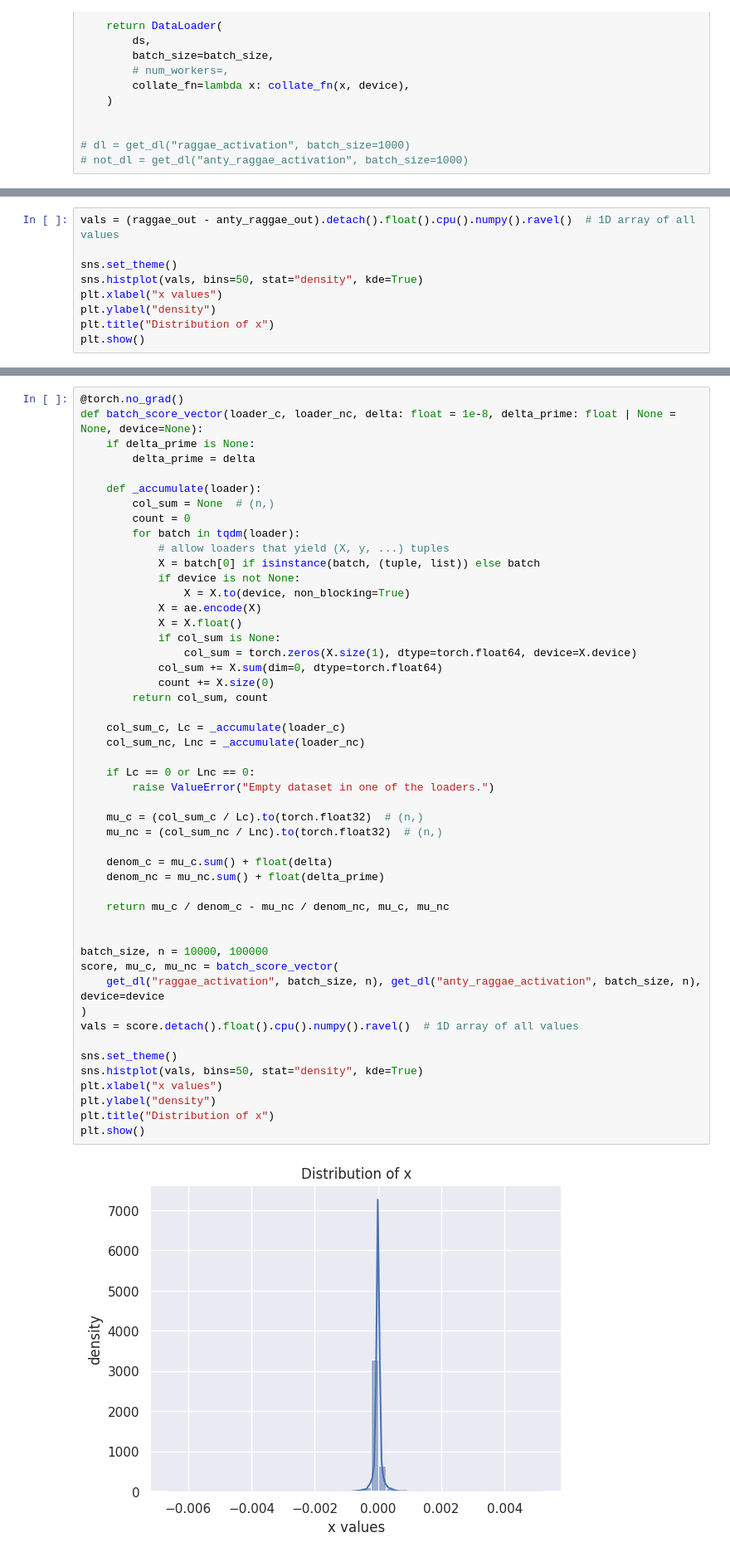
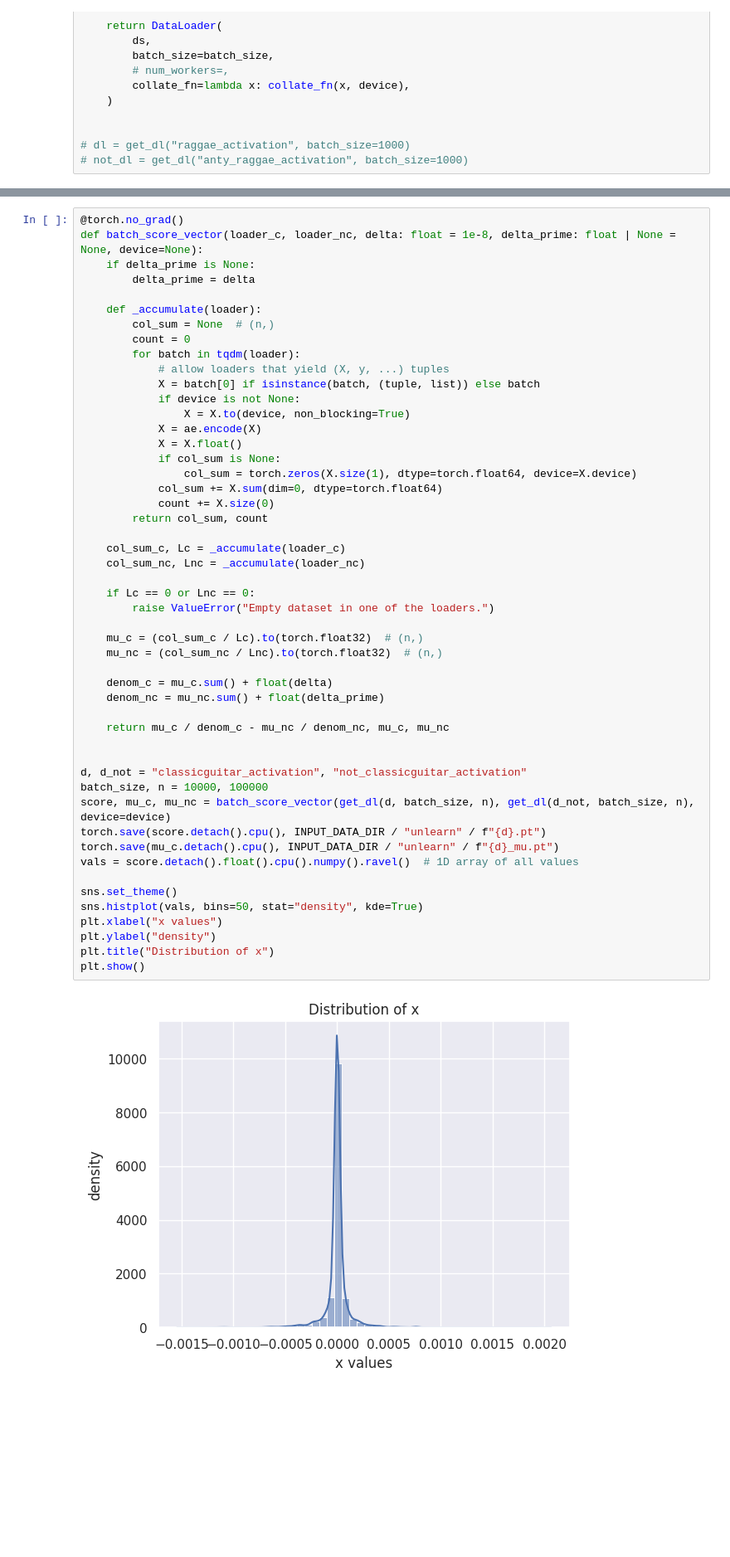
Before and after one commit to MikolajSzawerda/music-sae, a Jupyter notebook: notebooks/13-unlearn.ipynb, the cells around one changed output, grey strips where cells are left out. Shown at 83% size. Drawn from its saved outputs; the diff is of its cells as text; blank space fills up the shorter version.

```diff
--- a/notebooks/13-unlearn.ipynb
+++ b/notebooks/13-unlearn.ipynb
@@ -78,9 +45,0 @@ tensor(23.1463)
-# %%
-vals = (raggae_out - anty_raggae_out).detach().float().cpu().numpy().ravel()  # 1D array of all values
-
-sns.set_theme()
-sns.histplot(vals, bins=50, stat="density", kde=True)
-plt.xlabel("x values")
-plt.ylabel("density")
-plt.title("Distribution of x")
-plt.show()
@@ -106,34 +63,35 @@ def batch_score_vector(loader_c, loader_nc, delta: float = 1e-8, delta_prime: fl
                 col_sum = torch.zeros(X.size(1), dtype=torch.float64, device=X.device)
             col_sum += X.sum(dim=0, dtype=torch.float64)
             count += X.size(0)
         return col_sum, count
 
     col_sum_c, Lc = _accumulate(loader_c)
     col_sum_nc, Lnc = _accumulate(loader_nc)
 
     if Lc == 0 or Lnc == 0:
         raise ValueError("Empty dataset in one of the loaders.")
 
     mu_c = (col_sum_c / Lc).to(torch.float32)  # (n,)
     mu_nc = (col_sum_nc / Lnc).to(torch.float32)  # (n,)
 
     denom_c = mu_c.sum() + float(delta)
     denom_nc = mu_nc.sum() + float(delta_prime)
 
     return mu_c / denom_c - mu_nc / denom_nc, mu_c, mu_nc
 
 
+d, d_not = "classicguitar_activation", "not_classicguitar_activation"
 batch_size, n = 10000, 100000
-score, mu_c, mu_nc = batch_score_vector(
-    get_dl("raggae_activation", batch_size, n), get_dl("anty_raggae_activation", batch_size, n), device=device
-)
+score, mu_c, mu_nc = batch_score_vector(get_dl(d, batch_size, n), get_dl(d_not, batch_size, n), device=device)
+torch.save(score.detach().cpu(), INPUT_DATA_DIR / "unlearn" / f"{d}.pt")
+torch.save(mu_c.detach().cpu(), INPUT_DATA_DIR / "unlearn" / f"{d}_mu.pt")
 vals = score.detach().float().cpu().numpy().ravel()  # 1D array of all values
 
 sns.set_theme()
 sns.histplot(vals, bins=50, stat="density", kde=True)
 plt.xlabel("x values")
 plt.ylabel("density")
 plt.title("Distribution of x")
 plt.show()
 # %% [output]
-[figure, old version]
+[figure, new version]
```
Also changed, not shown: parts of 8 cells of this notebook, 3 other files.
